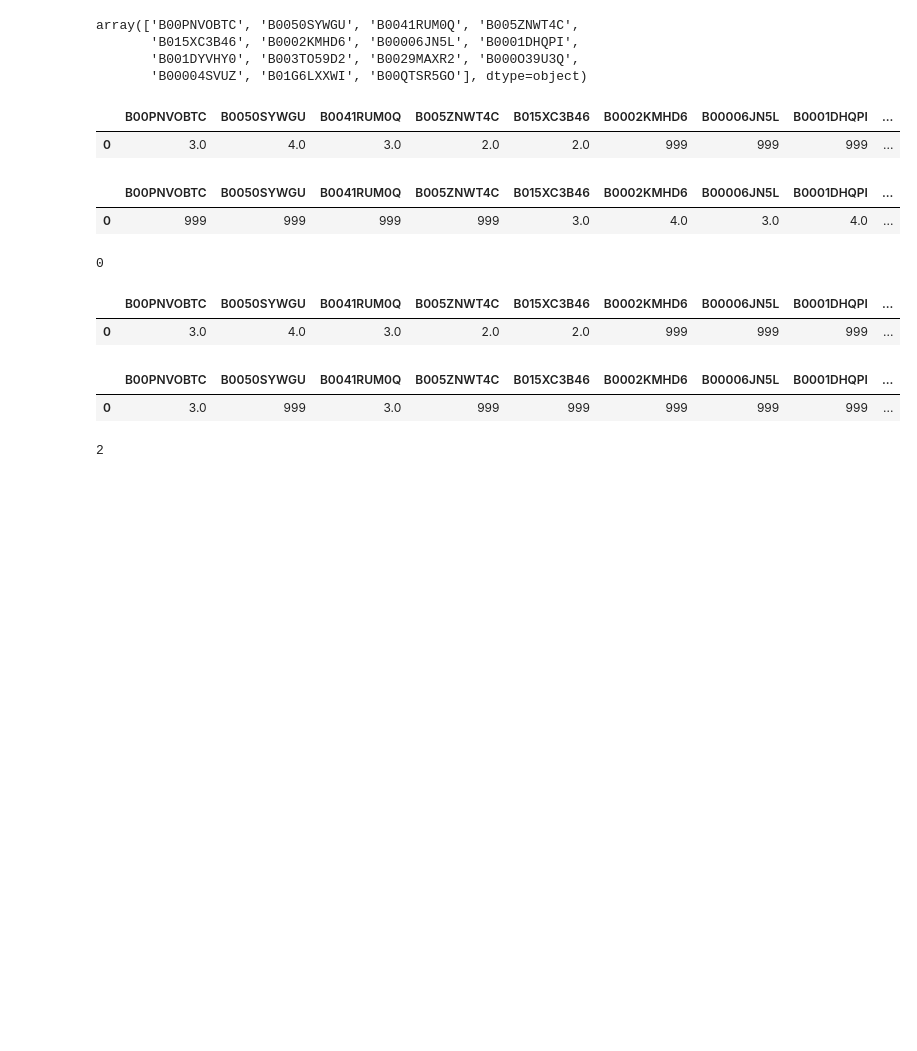
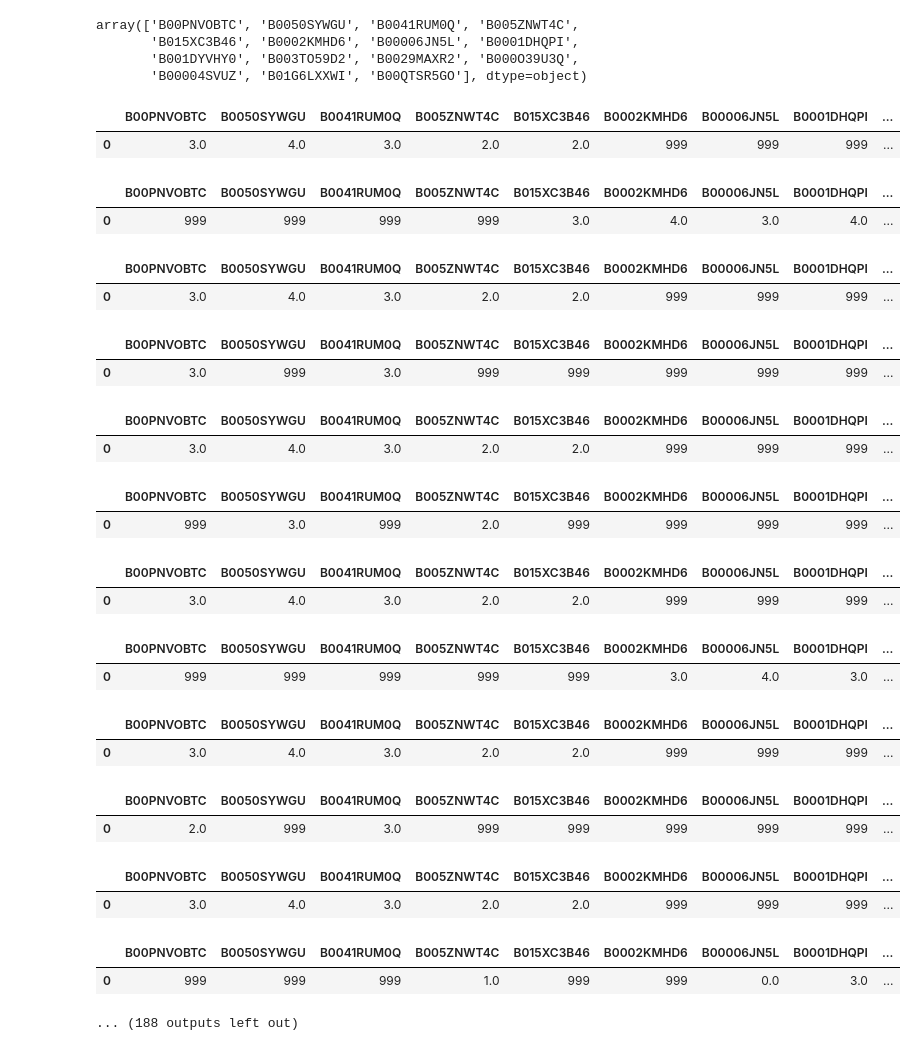
Before and after one commit to gianluca-fava/Project_Crowd_Source, a Jupyter notebook: Analysis.ipynb, the cells around one changed output. Cells and saved outputs as stored; diff of their text form; code cells hidden in the pictures; blank space fills up the shorter version.

```diff
--- a/Analysis.ipynb
+++ b/Analysis.ipynb
@@ -644,38 +644,51 @@ def crea_df_personalizzato(df, lista_document_id):
 
 
 # Esempio di utilizzo
 # Supponiamo di avere un DataFrame df e una lista di document_id lista_document_id
 # nuovo_dataframe = crea_df_personalizzato(df, lista_document_id)
 
-listaP = [('1ONCOX6OYV8XZJ', '7GFH0CXPHPTSPX'),
- ('1ONCOX6OYV8XZJ', 'B0ARNFCRSNEXAS')]
 
-for tupla in listaP:
+listaNuemri = []
+for tupla in lista:
 
     worker_1, worker_2 = estrai_copia_worker_id_da_tuple(tupla)
     #prima chiamata con il primo workid
     documenutiValutatiW1 = creazione_riga_document_id(worker_1, 'Reliability_index')
     #seconda chiamata con il secondo workid
     documenutiValutatiW2 = creazione_riga_document_id(worker_2, 'Reliability_index')
     #dopo aver creato il df con le risposte di date al tutte le domadne di un determinato worker, creo la matrice finale con tutti i documenti e i valori sia quelli persenrti sia queli che a cui non ha risposto, dove trovate il valore 999, significa che il worker non ha risposto a quella domanda
     df_finaleW1 = crea_df_personalizzato2(documenutiValutatiW1,document_id_unici)
     df_finaleW2 = crea_df_personalizzato2(documenutiValutatiW2,document_id_unici)
     display(df_finaleW1,df_finaleW2 )
 
     prima_riga_arrayW1 = df_finaleW1.iloc[0].to_numpy()
     prima_riga_arrayW2 = df_finaleW2.iloc[0].to_numpy()
-
+#nuemro di valori uguali fra i due worker
     conto = confronta_vettori999(prima_riga_arrayW1,prima_riga_arrayW2)
-
-    print(conto)
+    listaNuemri.append(conto)
 # %% [output]
 |  | B00PNVOBTC | B0050SYWGU | B0041RUM0Q | B005ZNWT4C | B015XC3B46 | B0002KMHD6 | B00006JN5L | B0001DHQPI | ... |
 | 0 | 3.0 | 4.0 | 3.0 | 2.0 | 2.0 | 999 | 999 | 999 | ... |
 |  | B00PNVOBTC | B0050SYWGU | B0041RUM0Q | B005ZNWT4C | B015XC3B46 | B0002KMHD6 | B00006JN5L | B0001DHQPI | ... |
 | 0 | 999 | 999 | 999 | 999 | 3.0 | 4.0 | 3.0 | 4.0 | ... |
-0
 |  | B00PNVOBTC | B0050SYWGU | B0041RUM0Q | B005ZNWT4C | B015XC3B46 | B0002KMHD6 | B00006JN5L | B0001DHQPI | ... |
 | 0 | 3.0 | 4.0 | 3.0 | 2.0 | 2.0 | 999 | 999 | 999 | ... |
 |  | B00PNVOBTC | B0050SYWGU | B0041RUM0Q | B005ZNWT4C | B015XC3B46 | B0002KMHD6 | B00006JN5L | B0001DHQPI | ... |
 | 0 | 3.0 | 999 | 3.0 | 999 | 999 | 999 | 999 | 999 | ... |
-2
+|  | B00PNVOBTC | B0050SYWGU | B0041RUM0Q | B005ZNWT4C | B015XC3B46 | B0002KMHD6 | B00006JN5L | B0001DHQPI | ... |
+| 0 | 3.0 | 4.0 | 3.0 | 2.0 | 2.0 | 999 | 999 | 999 | ... |
+|  | B00PNVOBTC | B0050SYWGU | B0041RUM0Q | B005ZNWT4C | B015XC3B46 | B0002KMHD6 | B00006JN5L | B0001DHQPI | ... |
+| 0 | 999 | 3.0 | 999 | 2.0 | 999 | 999 | 999 | 999 | ... |
+|  | B00PNVOBTC | B0050SYWGU | B0041RUM0Q | B005ZNWT4C | B015XC3B46 | B0002KMHD6 | B00006JN5L | B0001DHQPI | ... |
+| 0 | 3.0 | 4.0 | 3.0 | 2.0 | 2.0 | 999 | 999 | 999 | ... |
+|  | B00PNVOBTC | B0050SYWGU | B0041RUM0Q | B005ZNWT4C | B015XC3B46 | B0002KMHD6 | B00006JN5L | B0001DHQPI | ... |
+| 0 | 999 | 999 | 999 | 999 | 999 | 3.0 | 4.0 | 3.0 | ... |
+|  | B00PNVOBTC | B0050SYWGU | B0041RUM0Q | B005ZNWT4C | B015XC3B46 | B0002KMHD6 | B00006JN5L | B0001DHQPI | ... |
+| 0 | 3.0 | 4.0 | 3.0 | 2.0 | 2.0 | 999 | 999 | 999 | ... |
+|  | B00PNVOBTC | B0050SYWGU | B0041RUM0Q | B005ZNWT4C | B015XC3B46 | B0002KMHD6 | B00006JN5L | B0001DHQPI | ... |
+| 0 | 2.0 | 999 | 3.0 | 999 | 999 | 999 | 999 | 999 | ... |
+|  | B00PNVOBTC | B0050SYWGU | B0041RUM0Q | B005ZNWT4C | B015XC3B46 | B0002KMHD6 | B00006JN5L | B0001DHQPI | ... |
+| 0 | 3.0 | 4.0 | 3.0 | 2.0 | 2.0 | 999 | 999 | 999 | ... |
+|  | B00PNVOBTC | B0050SYWGU | B0041RUM0Q | B005ZNWT4C | B015XC3B46 | B0002KMHD6 | B00006JN5L | B0001DHQPI | ... |
+| 0 | 999 | 999 | 999 | 1.0 | 999 | 999 | 0.0 | 3.0 | ... |
+... (188 outputs left out)
```
Also changed, not shown: parts of 2 cells of this notebook.
